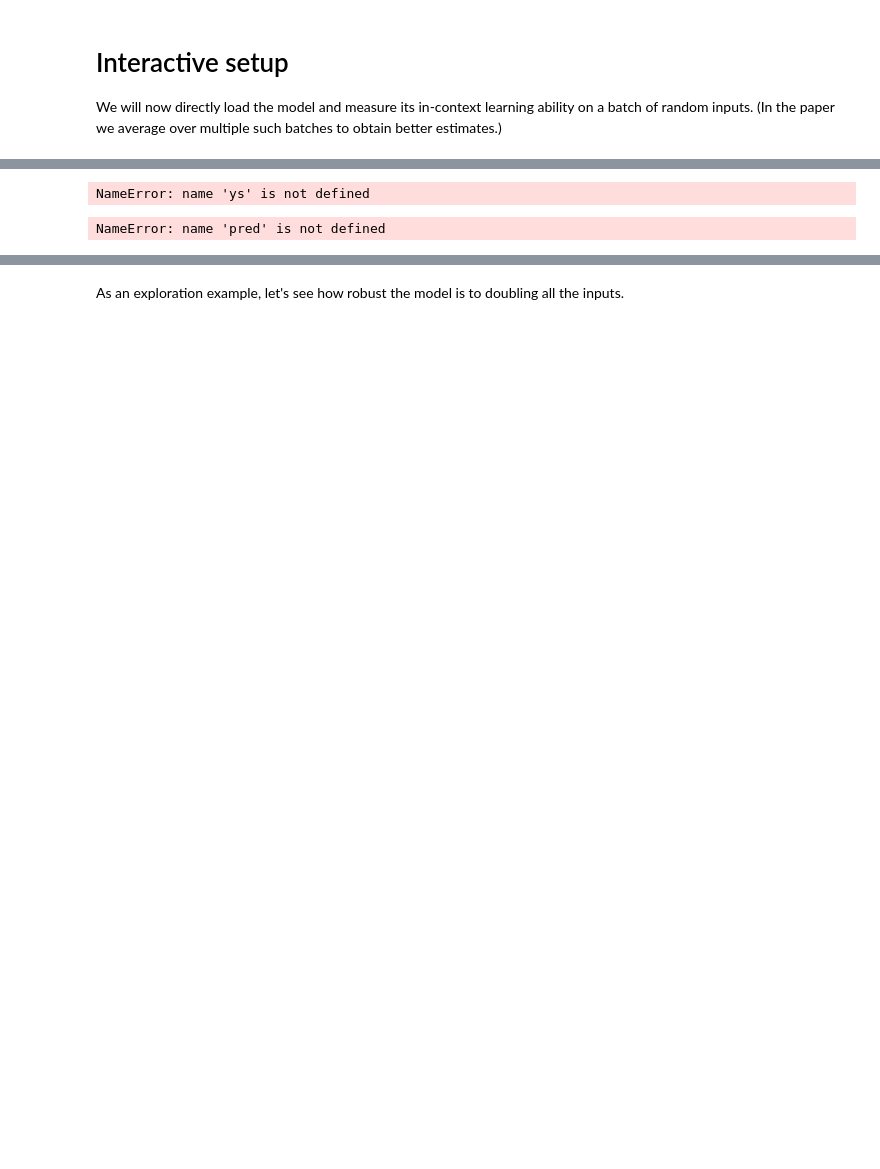
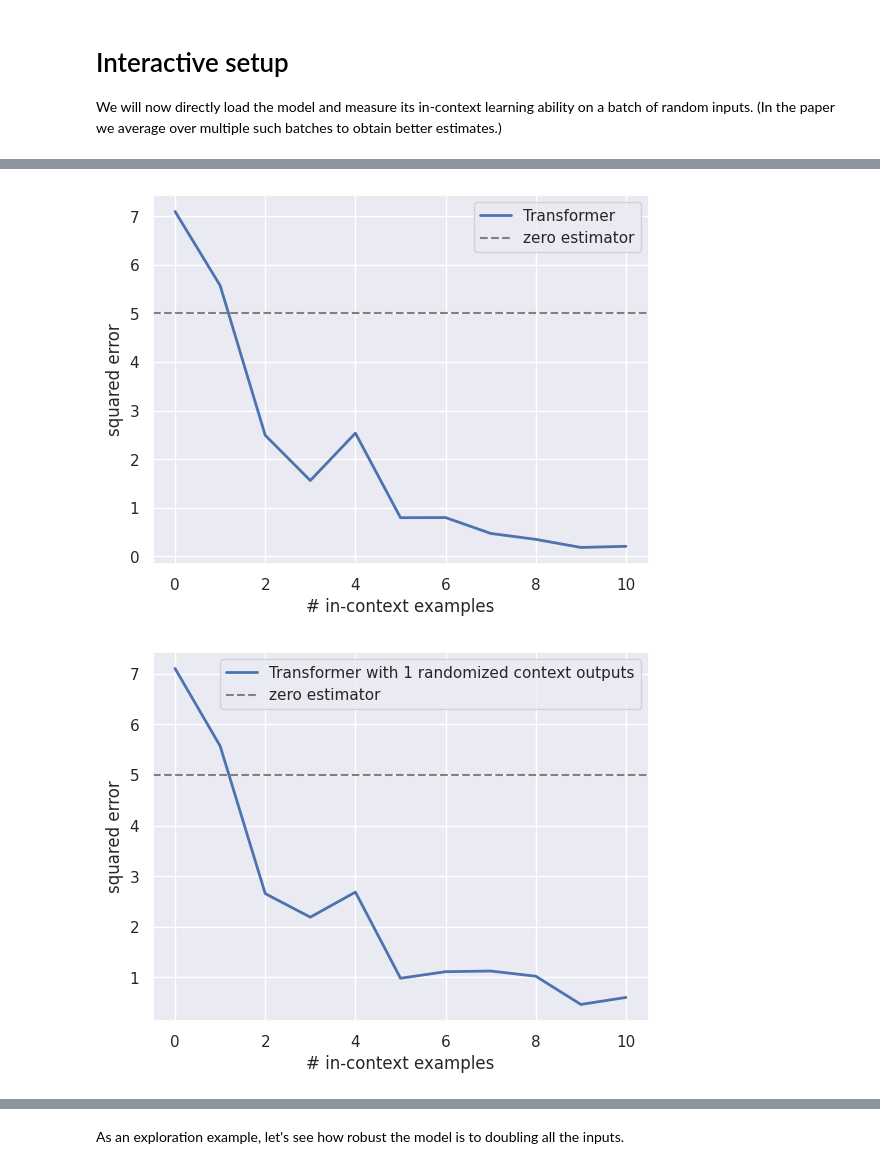
Before and after one commit to dtsip/in-context-learning, a Jupyter notebook: src/eval.ipynb, the cells around one changed output, grey strips where cells are left out. Drawn from its saved outputs; the diff is of its cells as text; code cells hidden in the pictures; blank space fills up the shorter version.

```diff
--- a/src/eval.ipynb
+++ b/src/eval.ipynb
@@ -177,14 +195,15 @@ NotImplementedError:
 with torch.no_grad():
     pred = model(xs, ys)
 
-if not SEQ:
-    randomized_pred_array = []
-    for randomized_ys in randomized_ys_array:
-        with torch.no_grad():
-            randomized_pred = model(xs, randomized_ys)
-            randomized_pred_array.append(randomized_pred)
+pred = pred.squeeze()
+
+# if not SEQ:
+randomized_pred_array = []
+for randomized_ys in randomized_ys_array:
+    with torch.no_grad():
+        randomized_pred = model(xs, randomized_ys)
+    randomized_pred = randomized_pred.squeeze()
+    randomized_pred_array.append(randomized_pred)
-# %% [output]
-NameError: name 'ys' is not defined
 # %%
 # it seems like the metric is just subtracting the predictions from the ys, but im confused because are the ys not like passed in as context?
 metric = task.get_metric()
@@ -192,43 +211,51 @@ loss = metric(pred, ys).numpy()
 randomized_loss = metric(randomized_pred, ys).numpy()
 # randomized_loss_w_random = metric(randomized_pred, randomized_ys).numpy()
 
+# get eval accuracy
+# print(ys[0][0])
+# print(pred[0][0])
+# print(torch.eq(ys, pred))
+
 sparsity = conf.training.task_kwargs.sparsity if "sparsity" in conf.training.task_kwargs else None
 baseline = {
     "linear_regression": n_dims,
     "sparse_linear_regression": sparsity,
     "relu_2nn_regression": n_dims,
     "decision_tree": 1,
+    "seq_relu_2nn": n_dims
 }[conf.training.task]
 
 plt.plot(loss.mean(axis=0), lw=2, label="Transformer")
 plt.axhline(baseline, ls="--", color="gray", label="zero estimator")
 plt.xlabel("# in-context examples")
 plt.ylabel("squared error")
 plt.legend()
 plt.show()
 save_current_figure(fig_output_dir, "eval_on_transformer")
 
-if (not SEQ):
-    num_random = 4
+# if (not SEQ):
+num_random = 1
 
-    for randomized_pred in randomized_pred_array:
-        randomized_loss = metric(randomized_pred, ys).numpy()
+for randomized_pred in randomized_pred_array:
+    randomized_loss = metric(randomized_pred, ys).numpy()
 
-        plt.plot(randomized_loss.mean(axis=0), lw=2, label="Transformer with " + str(num_random) +  " randomized context outputs")
-        plt.axhline(baseline, ls="--", color="gray", label="zero estimator")
-        plt.xlabel("# in-context examples")
-        plt.ylabel("squared error")
-        plt.legend()
-        plt.show()
-        save_current_figure(fig_output_dir, "eval_on_transformer_" + str(num_random) + "_randomized_context")
+    plt.plot(randomized_loss.mean(axis=0), lw=2, label="Transformer with " + str(num_random) +  " randomized context outputs")
+    plt.axhline(baseline, ls="--", color="gray", label="zero estimator")
+    plt.xlabel("# in-context examples")
+    plt.ylabel("squared error")
+    plt.legend()
+    plt.show()
+    save_current_figure(fig_output_dir, "eval_on_transformer_" + str(num_random) + "_randomized_context")
+    num_random += 1
 
 
 
 # plt.plot(randomized_loss_w_random.mean(axis=0), lw=2, label="Transformer with randomized context")
 # plt.axhline(baseline, ls="--", color="gray", label="zero estimator")
 # plt.xlabel("# in-context examples")
 # plt.ylabel("squared error")
 # plt.legend()
 # plt.show()
 # %% [output]
-NameError: name 'pred' is not defined
+[figure, added]
+[figure, added]
```
Also changed, not shown: parts of 9 cells of this notebook, 2 other files.
